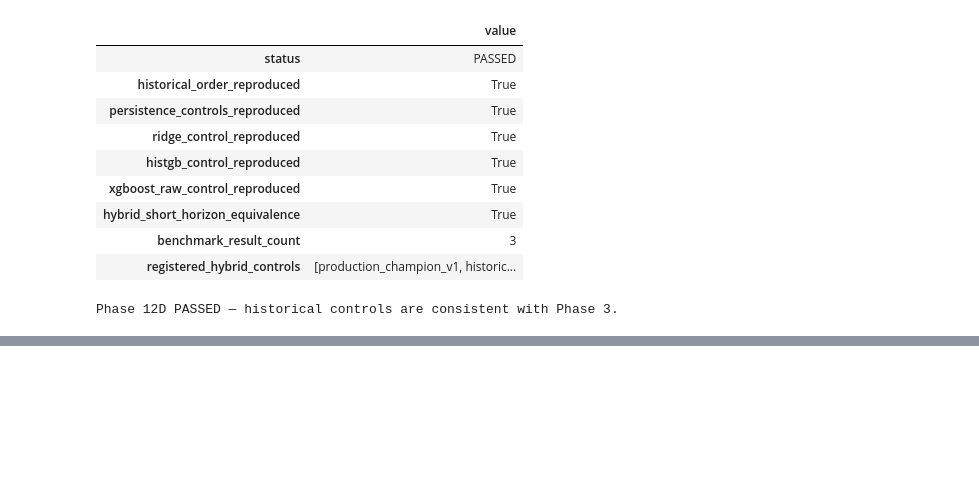
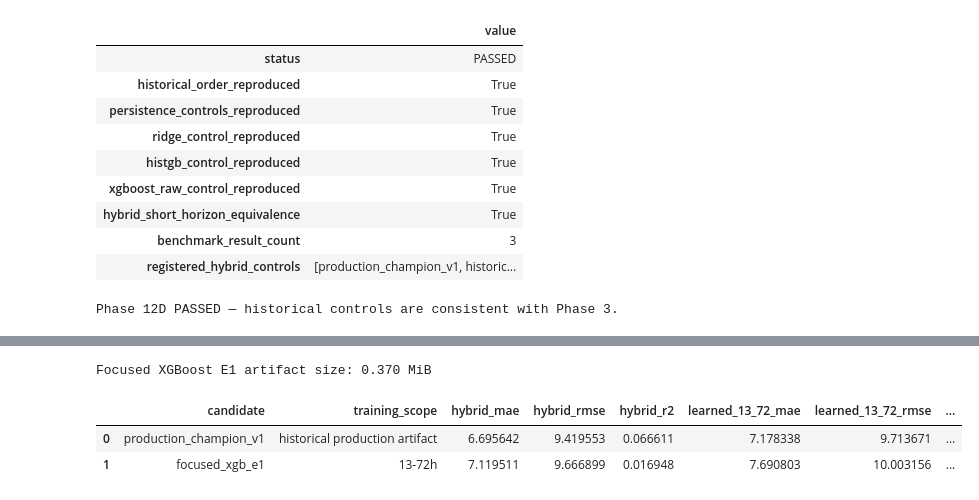
Before and after one commit to riyanj220/pearls-aqi-predictor, a Jupyter notebook: notebooks/12_model_challenger_benchmark.ipynb, the cells around one changed output, grey strips where cells are left out. Saved outputs shown, nothing was run; the diff lists cells and outputs as text; code cells hidden in the pictures; blank space fills up the shorter version.

```diff
--- a/notebooks/12_model_challenger_benchmark.ipynb
+++ b/notebooks/12_model_challenger_benchmark.ipynb
@@ -3832,0 +4398,15 @@ Phase 12D PASSED — historical controls are consistent with Phase 3.
+# %%
+focused_xgb_e1_model_size_bytes = (
+    measure_serialized_model_size_bytes(
+        focused_xgb_e1_model
+    )
+)
+
+
+print(
+    "Focused XGBoost E1 artifact size:",
+    f"{focused_xgb_e1_model_size_bytes / (1024 ** 2):.3f}",
+    "MiB",
+)
+# %% [output]
+Focused XGBoost E1 artifact size: 0.370 MiB
@@ -3832,0 +4470,60 @@ Phase 12D PASSED — historical controls are consistent with Phase 3.
+# %%
+focused_xgb_e1_leaderboard_df[
+    "rmse_improvement_vs_champion_pct"
+] = focused_xgb_e1_leaderboard_df[
+    "hybrid_rmse"
+].map(
+    lambda value: (
+        calculate_improvement_percent(
+            champion_value=(
+                champion_hybrid_rmse
+            ),
+            candidate_value=float(
+                value
+            ),
+        )
+    )
+)
+
+
+focused_xgb_e1_leaderboard_df[
+    "mae_improvement_vs_champion_pct"
+] = focused_xgb_e1_leaderboard_df[
+    "hybrid_mae"
+].map(
+    lambda value: (
+        calculate_improvement_percent(
+            champion_value=(
+                champion_hybrid_mae
+            ),
+            candidate_value=float(
+                value
+            ),
+        )
+    )
+)
+
+
+display(
+    focused_xgb_e1_leaderboard_df[
+        [
+            "candidate",
+            "training_scope",
+            "hybrid_mae",
+            "hybrid_rmse",
+            "hybrid_r2",
+            "learned_13_72_mae",
+            "learned_13_72_rmse",
+            "rmse_improvement_vs_champion_pct",
+            "mae_improvement_vs_champion_pct",
+            "negative_raw_predictions",
+            "training_seconds",
+            "prediction_seconds",
+            "model_size_mib",
+        ]
+    ]
+)
+# %% [output]
+|  | candidate | training_scope | hybrid_mae | hybrid_rmse | hybrid_r2 | learned_13_72_mae | learned_13_72_rmse | ... |
+| 0 | production_champion_v1 | historical production artifact | 6.695642 | 9.419553 | 0.066611 | 7.178338 | 9.713671 | ... |
+| 1 | focused_xgb_e1 | 13-72h | 7.119511 | 9.666899 | 0.016948 | 7.690803 | 10.003156 | ... |
```
Also changed, not shown: parts of 32 cells of this notebook.
